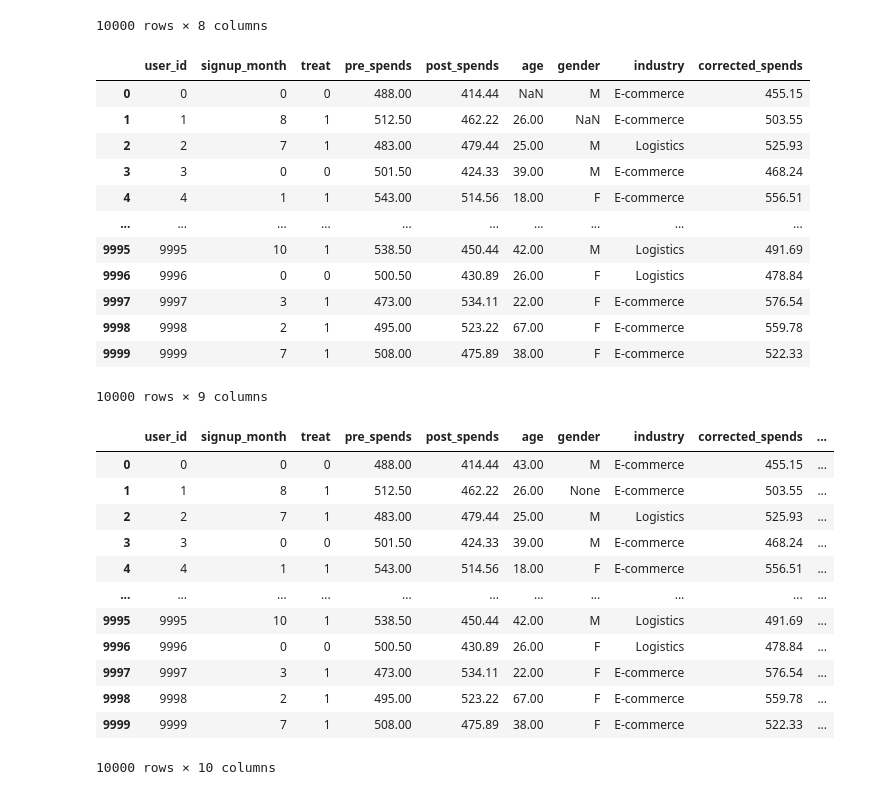
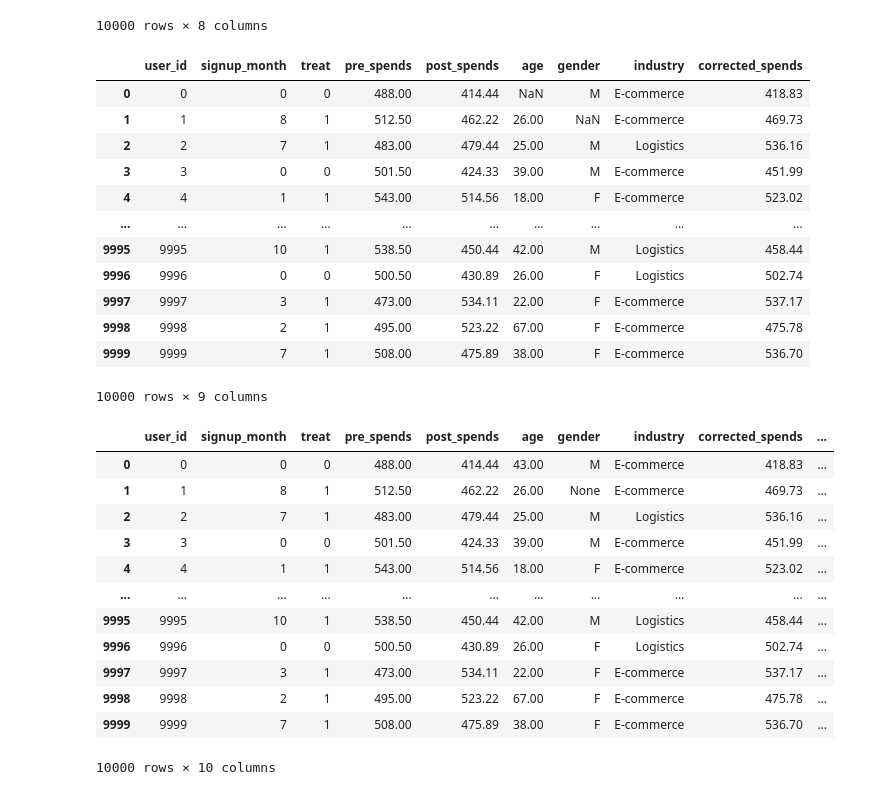
Before and after one commit to sb-ai-lab/HypEx, a Jupyter notebook: examples/experiments/Model_Estimate.ipynb, the cells around one changed output. Saved outputs shown, nothing was run; the diff lists cells and outputs as text; code cells hidden in the pictures.

```diff
--- a/examples/experiments/Model_Estimate.ipynb
+++ b/examples/experiments/Model_Estimate.ipynb
@@ -87,42 +87,45 @@ data
 10000 rows × 8 columns
 # %%
 model = RandomModel(
-    target_field="post_spends", group_fields=["age", "gender", "industry"], diff_percentage=0.1
+    target_field="post_spends",
+    group_fields=["age", "gender", "industry"],
+    diff_percentage=0.1,
+    sd_percentage=1
 )
 model = model.fit(data)
 data["corrected_spends"] = model.predict(data)
 data
 # %% [output]
 |  | user_id | signup_month | treat | pre_spends | post_spends | age | gender | industry | corrected_spends |
-| 0 | 0 | 0 | 0 | 488.00 | 414.44 | NaN | M | E-commerce | 455.15 |
-| 1 | 1 | 8 | 1 | 512.50 | 462.22 | 26.00 | NaN | E-commerce | 503.55 |
-| 2 | 2 | 7 | 1 | 483.00 | 479.44 | 25.00 | M | Logistics | 525.93 |
-| 3 | 3 | 0 | 0 | 501.50 | 424.33 | 39.00 | M | E-commerce | 468.24 |
-| 4 | 4 | 1 | 1 | 543.00 | 514.56 | 18.00 | F | E-commerce | 556.51 |
+| 0 | 0 | 0 | 0 | 488.00 | 414.44 | NaN | M | E-commerce | 418.83 |
+| 1 | 1 | 8 | 1 | 512.50 | 462.22 | 26.00 | NaN | E-commerce | 469.73 |
+| 2 | 2 | 7 | 1 | 483.00 | 479.44 | 25.00 | M | Logistics | 536.16 |
+| 3 | 3 | 0 | 0 | 501.50 | 424.33 | 39.00 | M | E-commerce | 451.99 |
+| 4 | 4 | 1 | 1 | 543.00 | 514.56 | 18.00 | F | E-commerce | 523.02 |
 | ... | ... | ... | ... | ... | ... | ... | ... | ... | ... |
-| 9995 | 9995 | 10 | 1 | 538.50 | 450.44 | 42.00 | M | Logistics | 491.69 |
-| 9996 | 9996 | 0 | 0 | 500.50 | 430.89 | 26.00 | F | Logistics | 478.84 |
-| 9997 | 9997 | 3 | 1 | 473.00 | 534.11 | 22.00 | F | E-commerce | 576.54 |
-| 9998 | 9998 | 2 | 1 | 495.00 | 523.22 | 67.00 | F | E-commerce | 559.78 |
-| 9999 | 9999 | 7 | 1 | 508.00 | 475.89 | 38.00 | F | E-commerce | 522.33 |
+| 9995 | 9995 | 10 | 1 | 538.50 | 450.44 | 42.00 | M | Logistics | 458.44 |
+| 9996 | 9996 | 0 | 0 | 500.50 | 430.89 | 26.00 | F | Logistics | 502.74 |
+| 9997 | 9997 | 3 | 1 | 473.00 | 534.11 | 22.00 | F | E-commerce | 537.17 |
+| 9998 | 9998 | 2 | 1 | 495.00 | 523.22 | 67.00 | F | E-commerce | 475.78 |
+| 9999 | 9999 | 7 | 1 | 508.00 | 475.89 | 38.00 | F | E-commerce | 536.70 |
 10000 rows × 9 columns
 # %%
-data["age is missing"] = data["age"].isna()*1
+data["age is missing"] = data["age"].isna() * 1
 data["gender"] = data["gender"].fillna("None")
 data["age"] = data["age"].fillna(int(data["age"].mean()))
 data
 # %% [output]
 |  | user_id | signup_month | treat | pre_spends | post_spends | age | gender | industry | corrected_spends | ... |
-| 0 | 0 | 0 | 0 | 488.00 | 414.44 | 43.00 | M | E-commerce | 455.15 | ... |
-| 1 | 1 | 8 | 1 | 512.50 | 462.22 | 26.00 | None | E-commerce | 503.55 | ... |
-| 2 | 2 | 7 | 1 | 483.00 | 479.44 | 25.00 | M | Logistics | 525.93 | ... |
-| 3 | 3 | 0 | 0 | 501.50 | 424.33 | 39.00 | M | E-commerce | 468.24 | ... |
-| 4 | 4 | 1 | 1 | 543.00 | 514.56 | 18.00 | F | E-commerce | 556.51 | ... |
+| 0 | 0 | 0 | 0 | 488.00 | 414.44 | 43.00 | M | E-commerce | 418.83 | ... |
+| 1 | 1 | 8 | 1 | 512.50 | 462.22 | 26.00 | None | E-commerce | 469.73 | ... |
+| 2 | 2 | 7 | 1 | 483.00 | 479.44 | 25.00 | M | Logistics | 536.16 | ... |
+| 3 | 3 | 0 | 0 | 501.50 | 424.33 | 39.00 | M | E-commerce | 451.99 | ... |
+| 4 | 4 | 1 | 1 | 543.00 | 514.56 | 18.00 | F | E-commerce | 523.02 | ... |
 | ... | ... | ... | ... | ... | ... | ... | ... | ... | ... | ... |
-| 9995 | 9995 | 10 | 1 | 538.50 | 450.44 | 42.00 | M | Logistics | 491.69 | ... |
-| 9996 | 9996 | 0 | 0 | 500.50 | 430.89 | 26.00 | F | Logistics | 478.84 | ... |
-| 9997 | 9997 | 3 | 1 | 473.00 | 534.11 | 22.00 | F | E-commerce | 576.54 | ... |
-| 9998 | 9998 | 2 | 1 | 495.00 | 523.22 | 67.00 | F | E-commerce | 559.78 | ... |
-| 9999 | 9999 | 7 | 1 | 508.00 | 475.89 | 38.00 | F | E-commerce | 522.33 | ... |
+| 9995 | 9995 | 10 | 1 | 538.50 | 450.44 | 42.00 | M | Logistics | 458.44 | ... |
+| 9996 | 9996 | 0 | 0 | 500.50 | 430.89 | 26.00 | F | Logistics | 502.74 | ... |
+| 9997 | 9997 | 3 | 1 | 473.00 | 534.11 | 22.00 | F | E-commerce | 537.17 | ... |
+| 9998 | 9998 | 2 | 1 | 495.00 | 523.22 | 67.00 | F | E-commerce | 475.78 | ... |
+| 9999 | 9999 | 7 | 1 | 508.00 | 475.89 | 38.00 | F | E-commerce | 536.70 | ... |
 10000 rows × 10 columns
 # %%
```
Also changed, not shown: parts of 5 cells of this notebook.
